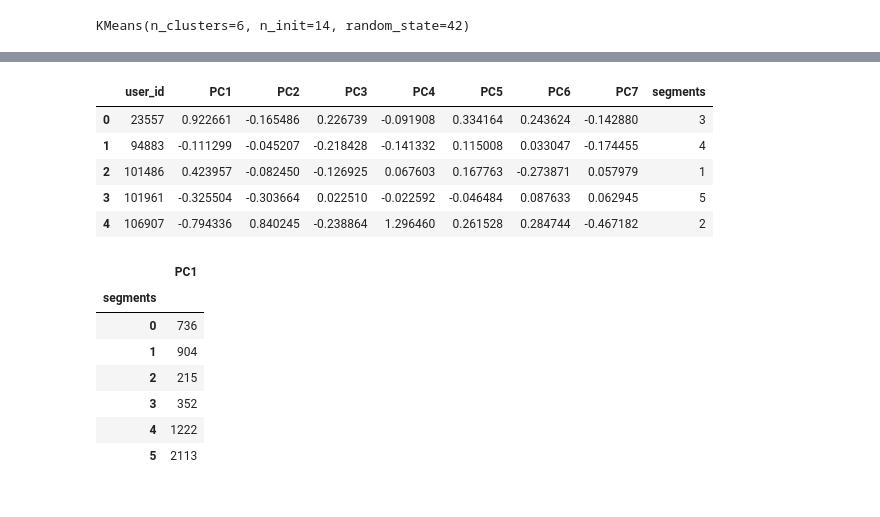
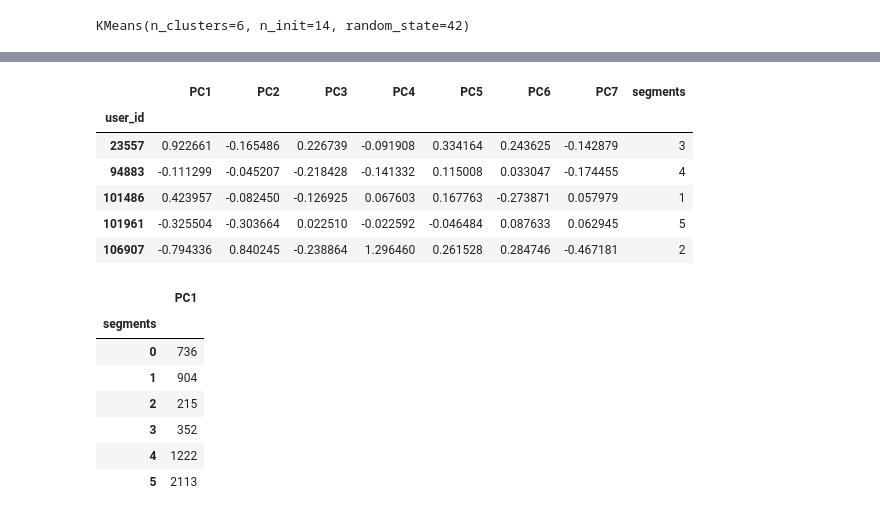
Before and after one commit to derewor/Travel-Tide-project, a Jupyter notebook: TravelTide_project_final.ipynb, the cells around one changed output, grey strips where cells are left out. Cells and saved outputs as stored; diff of their text form; code cells hidden in the pictures.

```diff
--- a/TravelTide_project_final.ipynb
+++ b/TravelTide_project_final.ipynb
@@ -760,77 +784,77 @@ metric_final['ave_dist_flown'].quantile(0.85)
 age_percent_65 = metric_final['age'].quantile(0.65)
 def age_category(row):
   age = row['age']
-  if age <= age_percent_65:
+  if age < age_percent_65:
     return 1
   else:
     return 0
 metric_final.loc[:,'is_young?'] = metric_final.apply(age_category, axis=1)
 
 # Assigning category for trip lengths
-len_percent_90 = metric_final['ave_trip_len'].quantile(0.90)
+len_percent_92 = metric_final['ave_trip_len'].quantile(0.92)
 def trip_len_category(row):
   ave_trip_len = row['ave_trip_len']
-  if ave_trip_len > len_percent_90:
+  if ave_trip_len > len_percent_92:
     return 1
   else:
     return 0
 metric_final.loc[:,'long_duration?'] = metric_final.apply(trip_len_category, axis=1)
 
 # # assigning the budget category for the ave_flight_spend column
-spend_percent_80 = metric_final['ave_spend_per_km'].quantile(0.80)
+spend_percent_75 = metric_final['ave_spend_per_km'].quantile(0.75)
 def budget_category(row):
   ave_spend_per_km = row['ave_spend_per_km']
-  if ave_spend_per_km < spend_percent_80:
+  if ave_spend_per_km < spend_percent_75:
     return 1
   else:
     return 0
 metric_final.loc[:,'low_spender?'] = metric_final.apply(budget_category, axis=1)
-# # assigning flight time category for the flight time column
-freq_percent_90 = metric_final['flight_per_month'].quantile(0.90)
+# # assigning flight time category for the flight time column. An average travel morethan 3 times a year is regarded as frequent flyer.
+freq_percent_25 = metric_final['flight_per_month'].quantile(0.25)
 def num_flight_category(row):
   flight_per_month = row['flight_per_month']
-  if flight_per_month > freq_percent_90:
+  if flight_per_month > freq_percent_25:
     return 1
   else:
     return 0
 metric_final.loc[:,'frequent_flyer?'] = metric_final.apply(num_flight_category, axis=1)
 # # assigning group category based on number of seats
-seat_percent_50 = metric_final['ave_seat_per_trip'].quantile(0.50)
+seat_percent_95 = metric_final['ave_seat_per_trip'].quantile(0.95)
 def traveller_category(row):
   ave_seat_per_trip = row['ave_seat_per_trip']
-  if ave_seat_per_trip > seat_percent_50:
+  if ave_seat_per_trip > seat_percent_95:
     return 1
   else:
     return 0
 metric_final.loc[:,'group_traveler?'] = metric_final.apply(traveller_category, axis=1)
 # # Assigning baggage_category for checked bags
-lugg_percent_95 = metric_final['ave_luggage'].quantile(0.95)
+lugg_percent_98 = metric_final['ave_luggage'].quantile(0.98)
 def baggage_category(row):
   ave_luggage = row['ave_luggage']
-  if ave_luggage > lugg_percent_95:
+  if ave_luggage > lugg_percent_98:
     return 1
   else:
     return 0
 metric_final.loc[:,'bulkpacker?'] = metric_final.apply(baggage_category, axis=1)
 
 # # assigning booking time category for booking days before flight
-lead_percent_15 = metric_final['ave_travel_lead_time'].quantile(0.15)
+lead_percent_10 = metric_final['ave_travel_lead_time'].quantile(0.10)
 def booking_time_category(row):
   ave_travel_lead_time = row['ave_travel_lead_time']
-  if ave_travel_lead_time <= lead_percent_15:
+  if ave_travel_lead_time <= lead_percent_10:
     return 1
   else:
     return 0
 metric_final.loc[:,'last_minute_booker?'] = metric_final.apply(booking_time_category, axis=1)
 # # Assigning the distance travel category for distance_km column
-dist_percent_85 = metric_final['ave_dist_flown'].quantile(0.85)
+dist_percent_30 = metric_final['ave_dist_flown'].quantile(0.30)
 def distance_travel_category(row):
   ave_dist_flown = row['ave_dist_flown']
-  if ave_dist_flown > dist_percent_85:
+  if ave_dist_flown <= dist_percent_30:
     return 1
   else:
     return 0
-metric_final.loc[:,'long_haul_traveler?'] = metric_final.apply(distance_travel_category, axis=1)
+metric_final.loc[:,'short_haul_traveler?'] = metric_final.apply(distance_travel_category, axis=1)
 
 # # assigning hotel use category
 hotel_percent_20 = metric_final['hotel_trip_rate'].quantile(0.20)
@@ -1056,8 +1080,8 @@ pca_df.head()
 # all possible cluster number between 3 and 13 and determined the best one.
 ss = list()
 
-for n_clusters in range(3,13):
-  kmeans = KMeans(n_clusters = n_clusters, n_init = 12)
+for n_clusters in range(3,12):
+  kmeans = KMeans(n_clusters = n_clusters, n_init = 10)
   kmeans.fit(pca_df)
   ss.append(silhouette_score(pca_df, kmeans.labels_))
 # %%
@@ -1086,14 +1110,15 @@ px.scatter(x=pca_df['PC1'],
 # %%
 # Adding the segment label into the pca_df dataframe
 pca_df['segments'] = kmeans.labels_
-pca_df.reset_index().head()
+pca_df.head()
 # %% [output]
-|  | user_id | PC1 | PC2 | PC3 | PC4 | PC5 | PC6 | PC7 | segments |
-| 0 | 23557 | 0.922661 | -0.165486 | 0.226739 | -0.091908 | 0.334164 | 0.243624 | -0.142880 | 3 |
-| 1 | 94883 | -0.111299 | -0.045207 | -0.218428 | -0.141332 | 0.115008 | 0.033047 | -0.174455 | 4 |
-| 2 | 101486 | 0.423957 | -0.082450 | -0.126925 | 0.067603 | 0.167763 | -0.273871 | 0.057979 | 1 |
-| 3 | 101961 | -0.325504 | -0.303664 | 0.022510 | -0.022592 | -0.046484 | 0.087633 | 0.062945 | 5 |
-| 4 | 106907 | -0.794336 | 0.840245 | -0.238864 | 1.296460 | 0.261528 | 0.284744 | -0.467182 | 2 |
+|  | PC1 | PC2 | PC3 | PC4 | PC5 | PC6 | PC7 | segments |
+| user_id |  |  |  |  |  |  |  |  |
+| 23557 | 0.922661 | -0.165486 | 0.226739 | -0.091908 | 0.334164 | 0.243625 | -0.142879 | 3 |
+| 94883 | -0.111299 | -0.045207 | -0.218428 | -0.141332 | 0.115008 | 0.033047 | -0.174455 | 4 |
+| 101486 | 0.423957 | -0.082450 | -0.126925 | 0.067603 | 0.167763 | -0.273871 | 0.057979 | 1 |
+| 101961 | -0.325504 | -0.303664 | 0.022510 | -0.022592 | -0.046484 | 0.087633 | 0.062945 | 5 |
+| 106907 | -0.794336 | 0.840245 | -0.238864 | 1.296460 | 0.261528 | 0.284746 | -0.467181 | 2 |
 # %%
 # The number of users in each cluster is counted by grouping under the segment lables.
 pca_df = pca_df.groupby('segments').count()
```
Also changed, not shown: parts of 28 cells of this notebook.
